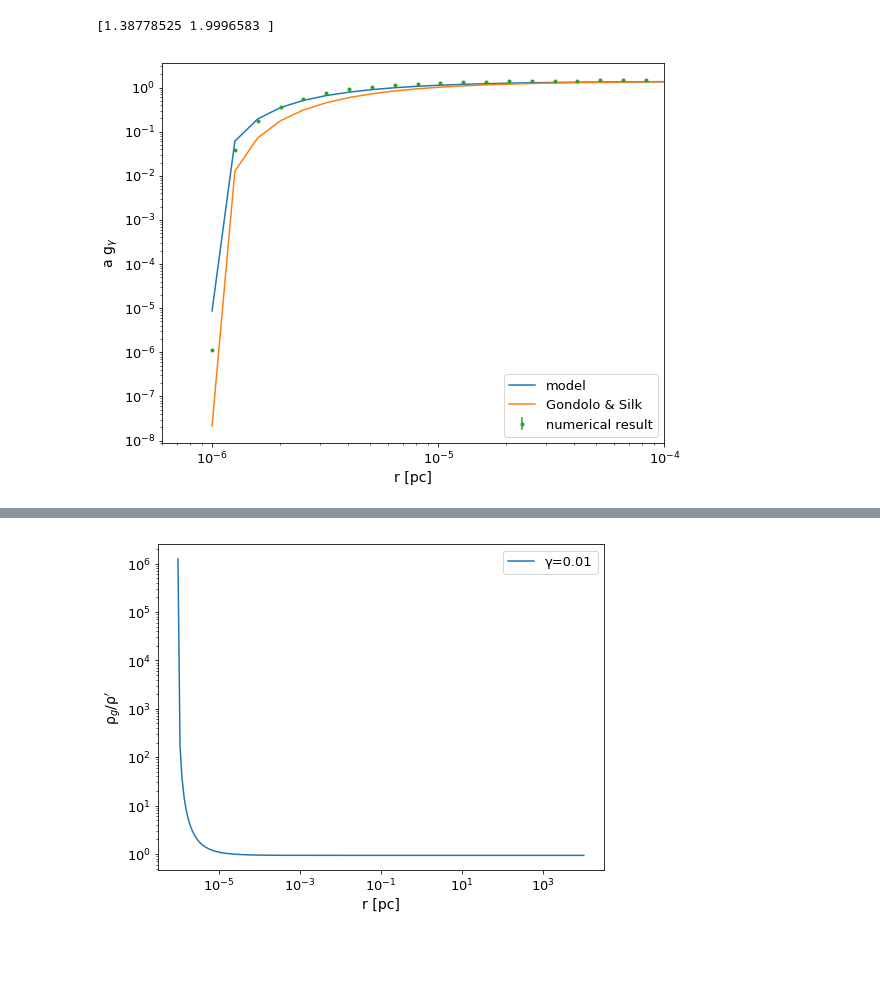
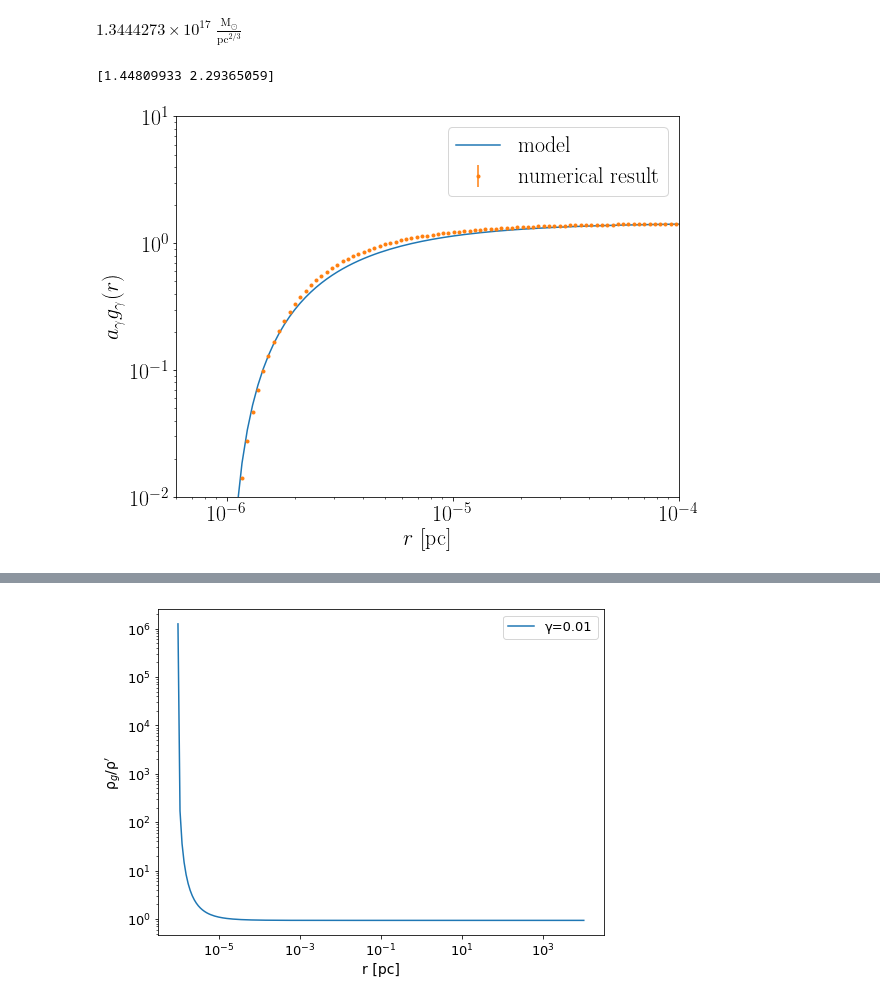
Before and after one commit to kostas-ant/MSc_project, a Jupyter notebook: spike_density.ipynb, the cells around one changed output, grey strips where cells are left out. Saved outputs shown, nothing was run; the diff lists cells and outputs as text; code cells hidden in the pictures; blank space fills up the shorter version.

```diff
--- a/spike_density.ipynb
+++ b/spike_density.ipynb
@@ -16,0 +11,6 @@ $\displaystyle \frac{0.666666666666667 r^{\frac{\gamma}{2 \left(4 - \gamma\right
+# %%
+from matplotlib import rc
+plt.rcParams.update({'font.size': 22})
+rc('text', usetex=True)
+rc('font', **{'family': 'DejaVu Sans', 'serif': ['Computer Modern']})
+# plt.rcParams.update({'figure.autolayout': True})
@@ -92,32 +146,43 @@ a2, gam_sp2 = pars(r, 0.1, D, rho0(D, 0.1))
 a3, gam_sp3 = pars(r, 1, D, rho0(D, 1))
 a4, gam_sp4 = pars(r, 1.6, D, rho0(D, 1.6))
 
-anew, gam_spnew = pars(r, 1, 3000, 1e10/(np.pi*3000**3)) # to compare with Hernquist
+r_scale = r_0
+rho_scale = rho_0
+anew, gam_spnew = pars(r, 1, r_scale, rho_scale) # to compare with Hernquist
+
+Ah = 4*np.pi* M / (2**0.5 * (2*np.pi)**3*(27355*units.parsec)**(3/2))  *3*np.pi/2\
+    *(2*(2*np.pi**2*(M1/M)**2)**(1/3) /5**(2/3))**(-5/2)* (27355*units.parsec)**(5/6)
+Ah
+# %% [output]
+$1.3444273 \times 10^{17} \; \mathrm{\frac{M_{\odot}}{pc^{2/3}}}$
 # %%
 def model(x, *par, Rs_m=Rs1):
     return par[0]*(1-4*Rs_m/x)**par[1]
 
 xval = r
-yval = integ4
-params, cov = spopt.curve_fit(model, xval, yval, p0=[1, 3], sigma=err1)
+yval = integ3
+params, cov = spopt.curve_fit(model, xval, yval, p0=[1, 3], sigma=err3)
 print(params)
-yerr =(err1)
-yy=(integ1)
+yerr =(err3)
+yy=(integ3)
+a_gam = 0.14
+gam = 0.4
 
-plt.rcParams.update({'font.size': 13})
 plt.figure(figsize=(9,7))
-plt.plot(r, model(r,*params), label='model')
-plt.plot(r, params[0]*(1-4*Rs1/r)**3, label='Gondolo & Silk')
+plt.plot(r, model(r,*params), label=r'model')
+# plt.plot(r, a_gam**((gam-3)**2/(4-gam))* (1-4*Rs1/r)**3, label='Gondolo & Silk')
 #plt.plot(r, a1*b1*integ1*r**(-gam_sp1))
-plt.errorbar(r, yy, yerr=yerr, fmt=".", label='numerical result')
+plt.errorbar(r, yy, yerr=yerr, fmt=".", label=r'numerical result')
 # plt.plot(r, a1*params[0]*r**(-gam_sp1), label='without g(r)')
 plt.legend()
-plt.xlabel('r [pc]', fontsize=14)
-plt.ylabel('a g$_γ$', fontsize=14)
+plt.xlabel('$r \ [\mathrm{pc}]$')
+plt.ylabel('${a}_{\gamma}  g_{\gamma}(r)$')
 plt.xscale('log')
 plt.yscale('log')
+plt.ylim(1e-2, 10)
 plt.xlim(6e-7,1e-4)
+plt.savefig('GS_plots/num_result', dpi=400)
 plt.show()
 # %% [output]
-[1.38778525 1.9996583 ]
+[1.44809933 2.29365059]
-[figure, old version]
+[figure, new version]
```
Also changed, not shown: parts of 20 cells of this notebook, 1 other file.
